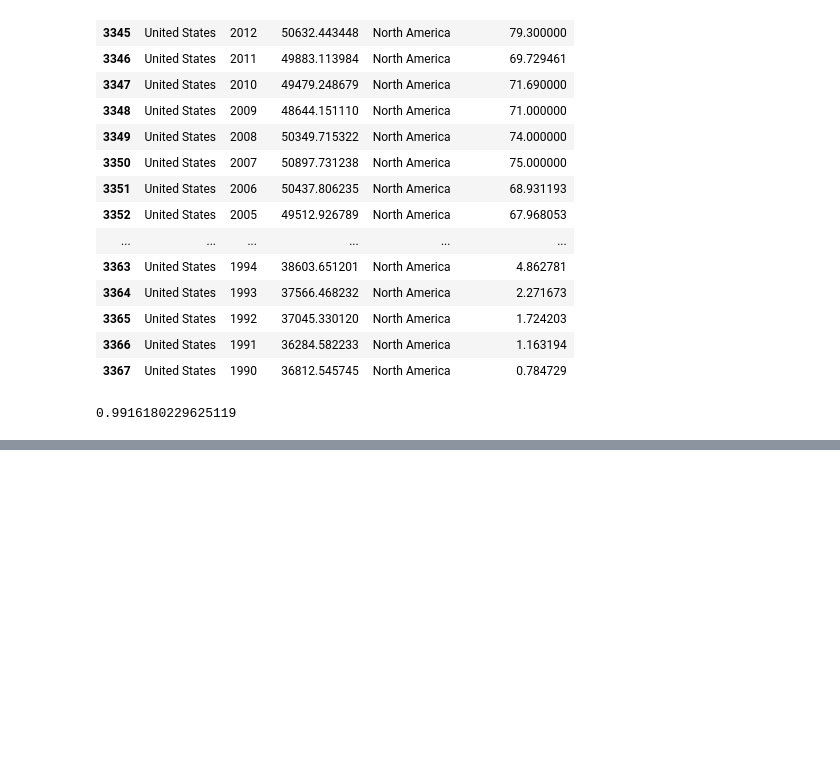
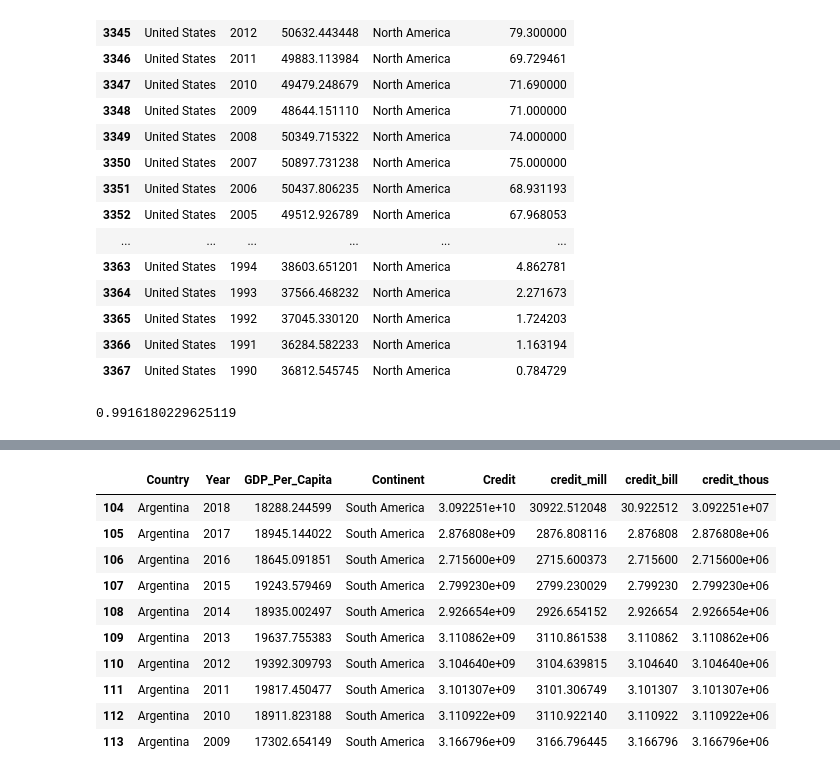
Before and after one commit to nss-data-science-cohort-4/dq1-undata-knturi, a Jupyter notebook: notebooks/UN_Data_Exploration.ipynb, the cells around one changed output, grey strips where cells are left out. Saved outputs shown, nothing was run; the diff lists cells and outputs as text; code cells hidden in the pictures; blank space fills up the shorter version.

```diff
--- a/notebooks/UN_Data_Exploration.ipynb
+++ b/notebooks/UN_Data_Exploration.ipynb
@@ -524,0 +617,14 @@ This is totally expected result as both internet use and percapita income increa
+# %%
+big3IMFreditors1990.head(10)
+# %% [output]
+|  | Country | Year | GDP_Per_Capita | Continent | Credit | credit_mill | credit_bill | credit_thous |
+| 104 | Argentina | 2018 | 18288.244599 | South America | 3.092251e+10 | 30922.512048 | 30.922512 | 3.092251e+07 |
+| 105 | Argentina | 2017 | 18945.144022 | South America | 2.876808e+09 | 2876.808116 | 2.876808 | 2.876808e+06 |
+| 106 | Argentina | 2016 | 18645.091851 | South America | 2.715600e+09 | 2715.600373 | 2.715600 | 2.715600e+06 |
+| 107 | Argentina | 2015 | 19243.579469 | South America | 2.799230e+09 | 2799.230029 | 2.799230 | 2.799230e+06 |
+| 108 | Argentina | 2014 | 18935.002497 | South America | 2.926654e+09 | 2926.654152 | 2.926654 | 2.926654e+06 |
+| 109 | Argentina | 2013 | 19637.755383 | South America | 3.110862e+09 | 3110.861538 | 3.110862 | 3.110862e+06 |
+| 110 | Argentina | 2012 | 19392.309793 | South America | 3.104640e+09 | 3104.639815 | 3.104640 | 3.104640e+06 |
+| 111 | Argentina | 2011 | 19817.450477 | South America | 3.101307e+09 | 3101.306749 | 3.101307 | 3.101307e+06 |
+| 112 | Argentina | 2010 | 18911.823188 | South America | 3.110922e+09 | 3110.922140 | 3.110922 | 3.110922e+06 |
+| 113 | Argentina | 2009 | 17302.654149 | South America | 3.166796e+09 | 3166.796445 | 3.166796 | 3.166796e+06 |
```
Also changed, not shown: parts of 62 cells of this notebook.
